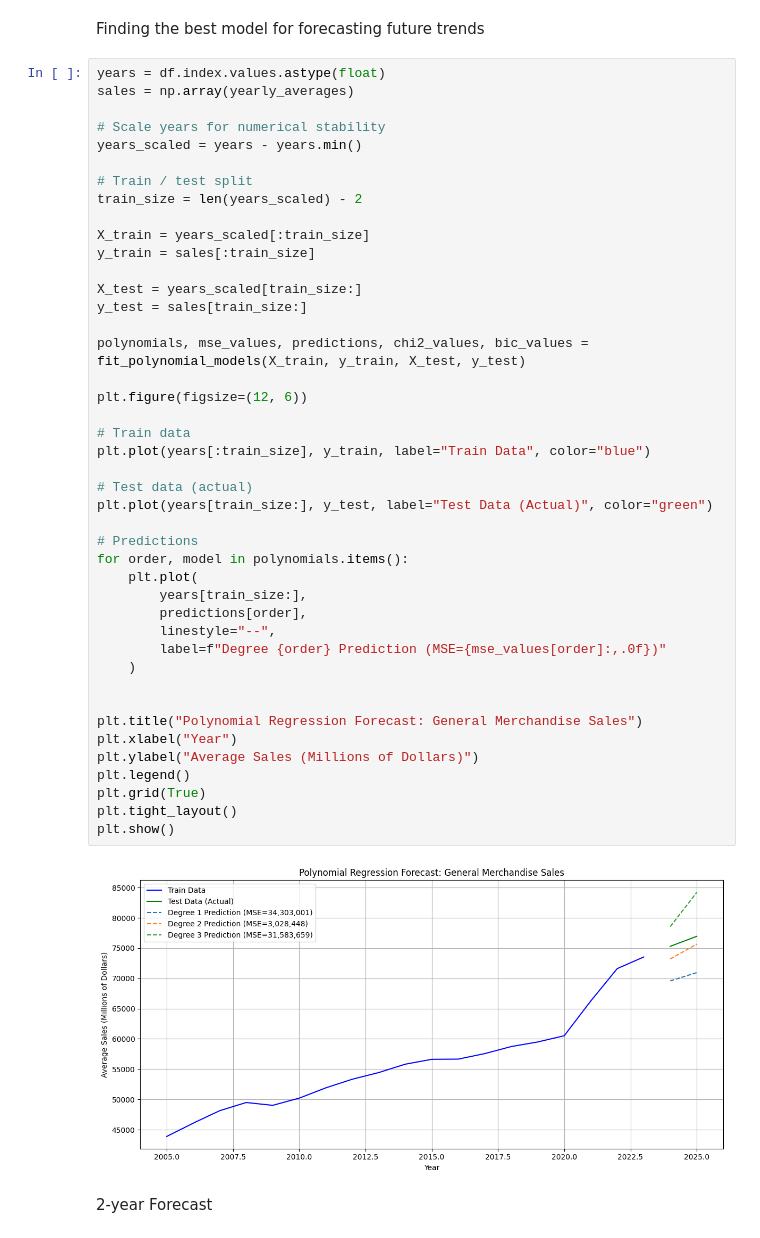
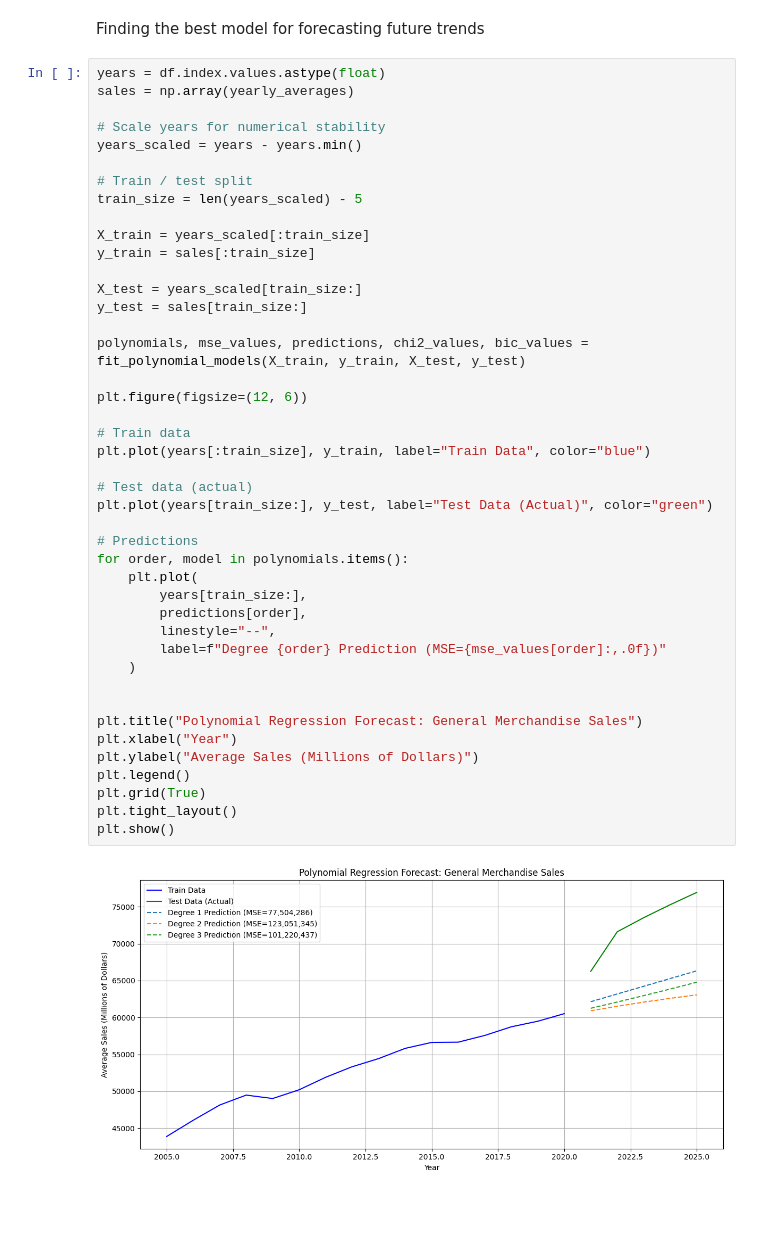
Before and after one commit to AjwadIbnSwalehin/retail-macro-forecasting, a Jupyter notebook: notebooks/general_merchandise.ipynb, the cells around one changed output. Saved outputs shown, nothing was run; the diff lists cells and outputs as text; blank space fills up the shorter version.

```diff
--- a/notebooks/general_merchandise.ipynb
+++ b/notebooks/general_merchandise.ipynb
@@ -164,7 +164,7 @@ sales = np.array(yearly_averages)
 years_scaled = years - years.min()
 
 # Train / test split
-train_size = len(years_scaled) - 2
+train_size = len(years_scaled) - 5
 
 X_train = years_scaled[:train_size]
 y_train = sales[:train_size]
@@ -173,33 +173,31 @@ X_test = years_scaled[train_size:]
 y_test = sales[train_size:]
 
 polynomials, mse_values, predictions, chi2_values, bic_values = fit_polynomial_models(X_train, y_train, X_test, y_test)
 
 plt.figure(figsize=(12, 6))
 
 # Train data
 plt.plot(years[:train_size], y_train, label="Train Data", color="blue")
 
 # Test data (actual)
 plt.plot(years[train_size:], y_test, label="Test Data (Actual)", color="green")
 
 # Predictions
 for order, model in polynomials.items():
     plt.plot(
         years[train_size:],
         predictions[order],
         linestyle="--",
         label=f"Degree {order} Prediction (MSE={mse_values[order]:,.0f})"
     )
 
 
 plt.title("Polynomial Regression Forecast: General Merchandise Sales")
 plt.xlabel("Year")
 plt.ylabel("Average Sales (Millions of Dollars)")
 plt.legend()
 plt.grid(True)
 plt.tight_layout()
 plt.show()
 # %% [output]
-[figure, old version]
+[figure, new version]
-# %% [markdown]
-2-year Forecast
```
Also changed, not shown: parts of 6 cells of this notebook.
